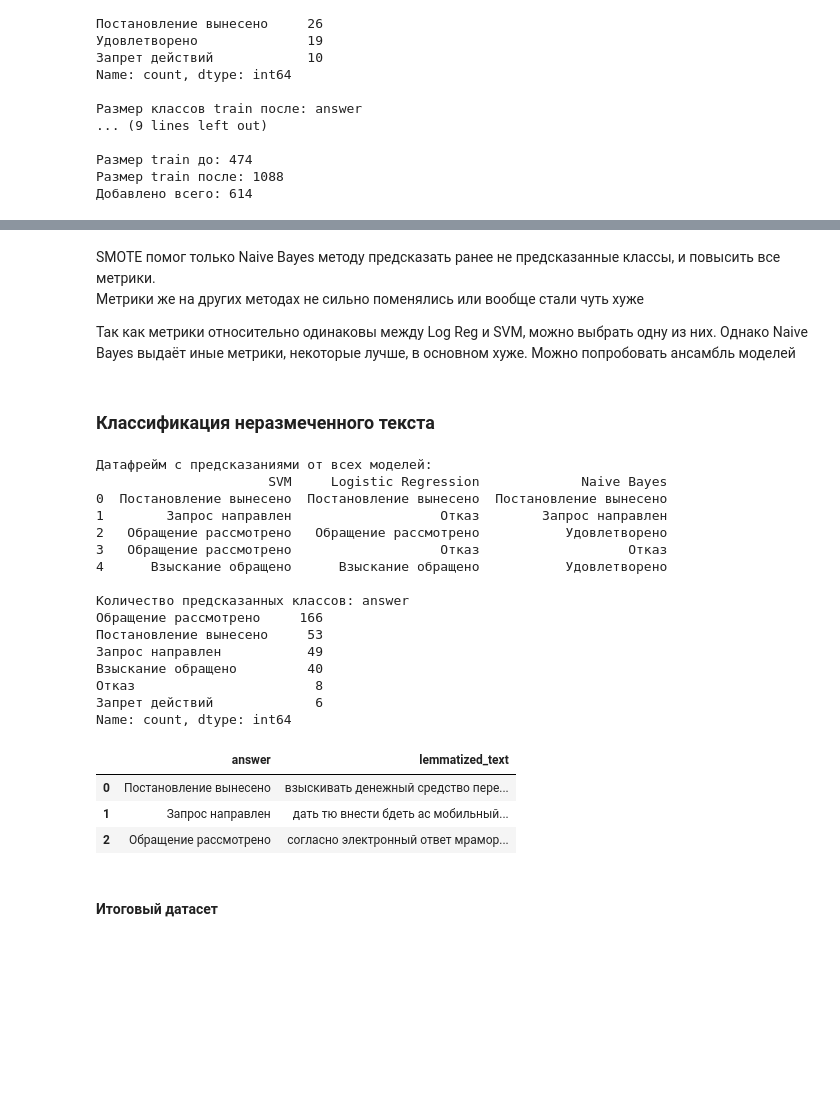
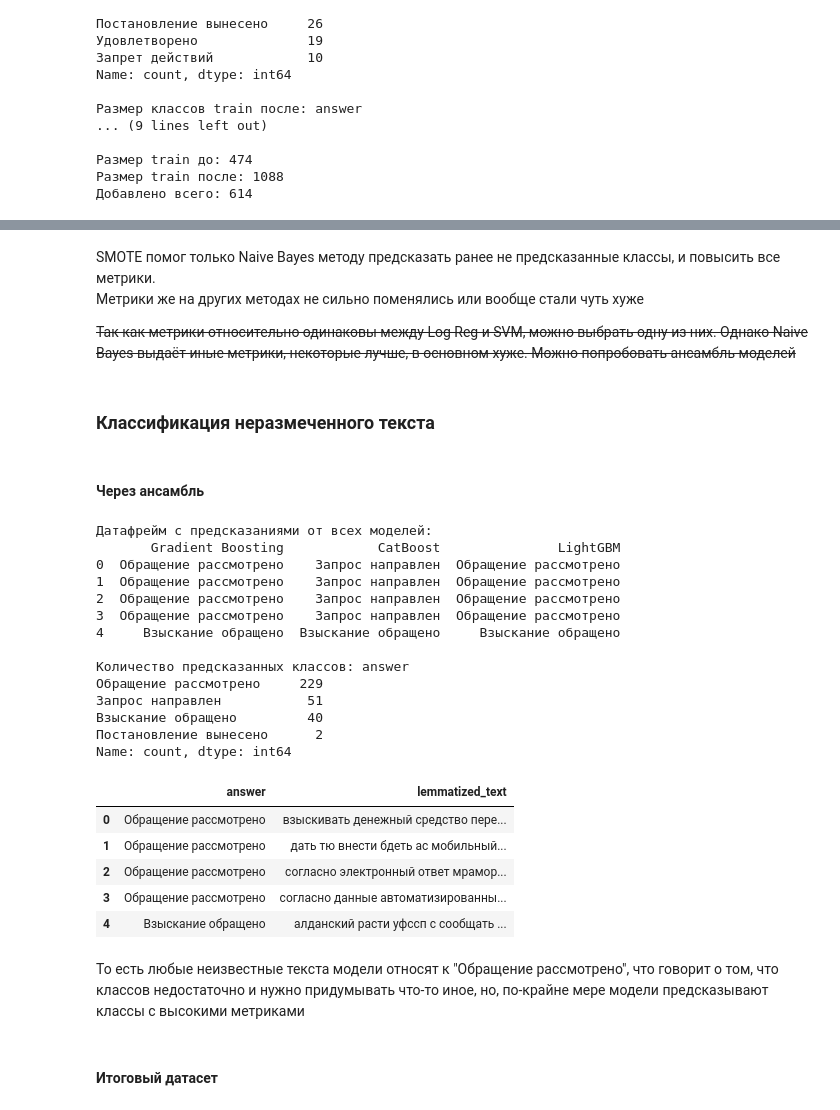
Before and after one commit to Chirhi/nlp-skill-overview, a Jupyter notebook: text_classification.ipynb, the cells around one changed output, grey strips where cells are left out. Saved outputs shown, nothing was run; the diff lists cells and outputs as text; code cells hidden in the pictures; blank space fills up the shorter version.

```diff
--- a/text_classification.ipynb
+++ b/text_classification.ipynb
@@ -827,0 +998,25 @@ for name, classifier in classifiers:
+# %%
+from imblearn.pipeline import Pipeline as ImbPipeline
+from imblearn.over_sampling import SMOTE
+
+best_model_names = ['Gradient Boosting', 'CatBoost', 'LightGBM']
+best_classifiers = [pair for pair in classifiers if pair[0] in best_model_names]
+
+trained_pipelines = {}
+
+for name, classifier in best_classifiers:
+    print(f"\n{'='*100}")
+    print(f"Модель: {name}")
+    print(f"{'='*100}")
+
+    pipeline = ImbPipeline([
+        ('tfidf', TfidfVectorizer(max_features=1000, ngram_range=(1, 2))),
+        ('smote', SMOTE(random_state=1, sampling_strategy='not majority')),
+        ('classifier', classifier)
+    ])
+
+    # Финальное обучение на всех обучающих данных
+    pipeline.fit(X_train, y_train_enc)
+    print(classification_report(y_test, y_pred_labels, digits=3))
+
+    trained_pipelines[name] = pipeline
@@ -829,9 +1042,11 @@ for name, classifier in classifiers:
 SMOTE помог только Naive Bayes методу предсказать ранее не предсказанные классы, и повысить все метрики.
 Метрики же на других методах не сильно поменялись или вообще стали чуть хуже
 
-Так как метрики относительно одинаковы между Log Reg и SVM, можно выбрать одну из них. Однако Naive Bayes выдаёт иные метрики, некоторые лучше, в основном хуже. Можно попробовать ансамбль моделей
+~~Так как метрики относительно одинаковы между Log Reg и SVM, можно выбрать одну из них. Однако Naive Bayes выдаёт иные метрики, некоторые лучше, в основном хуже. Можно попробовать ансамбль моделей~~
 # %% [markdown]
 ### Классификация неразмеченного текста
+# %% [markdown]
+#### Через ансамбль
 # %%
 df_unlabeled = df[df['answer'].isna()].copy()
 # original_indices_unlabeled = df_labeled.index.copy()
@@ -840,43 +1055,51 @@ X_unlabeled = df_unlabeled['lemmatized_text']
 
 predictions_all = {}
 for name, pipeline in trained_pipelines.items():
-    predictions_all[name] = pipeline.predict(X_unlabeled)
+    preds = pipeline.predict(X_unlabeled)
+    predictions_all[name] = preds.ravel() if hasattr(preds, "ravel") else preds # ravel() так как CatBoost выдаёт двумерный массив, вместо одномерного
 
 predictions_df = pd.DataFrame(predictions_all)
-# Перевернуть столбцы, чтобы из-за mode, которая при всех разных вариантов выбирает первый столбце в списке, выбиралась лучшая модель - SVM
-predictions_df = predictions_df[['SVM', 'Logistic Regression', 'Naive Bayes']]
+# # Перевернуть столбцы, чтобы из-за mode, которая при всех разных вариантов выбирает первый столбце в списке, выбиралась лучшая модель - SVM
+# predictions_df = predictions_df[['SVM', 'Logistic Regression', 'Naive Bayes']]
+
+# Преобразуем обратно в текстовые метки
+for col in predictions_df.columns:
+    predictions_df[col] = le.inverse_transform(predictions_df[col])
+
+# Выбрать наиболее частый ответ среди всех строк
+df_unlabeled['answer'] = predictions_df.mode(axis=1)[0]
+
 
 print("Датафрейм с предсказаниями от всех моделей:")
 print(predictions_df.head())
 
-# Выбрать наиболее частый ответ среди всех строк
-df_unlabeled['answer'] = predictions_df.mode(axis=1)[0]
-
 print("\nКоличество предсказанных классов:", df_unlabeled['answer'].value_counts())
 # %% [output]
 Датафрейм с предсказаниями от всех моделей:
-                      SVM     Logistic Regression             Naive Bayes
-0  Постановление вынесено  Постановление вынесено  Постановление вынесено
-1        Запрос направлен                   Отказ        Запрос направлен
-2   Обращение рассмотрено   Обращение рассмотрено           Удовлетворено
-3   Обращение рассмотрено                   Отказ                   Отказ
-4      Взыскание обращено      Взыскание обращено           Удовлетворено
+       Gradient Boosting            CatBoost               LightGBM
+0  Обращение рассмотрено    Запрос направлен  Обращение рассмотрено
+1  Обращение рассмотрено    Запрос направлен  Обращение рассмотрено
+2  Обращение рассмотрено    Запрос направлен  Обращение рассмотрено
+3  Обращение рассмотрено    Запрос направлен  Обращение рассмотрено
+4     Взыскание обращено  Взыскание обращено     Взыскание обращено
 
 Количество предсказанных классов: answer
-Обращение рассмотрено     166
-Постановление вынесено     53
-Запрос направлен           49
+Обращение рассмотрено     229
+Запрос направлен           51
 Взыскание обращено         40
-Отказ                       8
-Запрет действий             6
+Постановление вынесено      2
 Name: count, dtype: int64
 # %%
-df_unlabeled[['answer', 'lemmatized_text']].head(3)
+df_unlabeled[['answer', 'lemmatized_text']].head()
 # %% [output]
 |  | answer | lemmatized_text |
-| 0 | Постановление вынесено | взыскивать денежный средство пере... |
-| 1 | Запрос направлен | дать тю внести бдеть ас мобильный... |
+| 0 | Обращение рассмотрено | взыскивать денежный средство пере... |
+| 1 | Обращение рассмотрено | дать тю внести бдеть ас мобильный... |
 | 2 | Обращение рассмотрено | согласно электронный ответ мрамор... |
+| 3 | Обращение рассмотрено | согласно данные автоматизированны... |
+| 4 | Взыскание обращено | алданский расти уфссп с сообщать ... |
+# %% [markdown]
+То есть любые неизвестные текста модели относят к "Обращение рассмотрено", что говорит о том, что классов недостаточно и нужно придумывать что-то иное, но, по-крайне мере модели предсказывают классы с высокими метриками
 # %% [markdown]
 #### Итоговый датасет
 # %%
```
Also changed, not shown: parts of 26 cells of this notebook, 3 other files.
